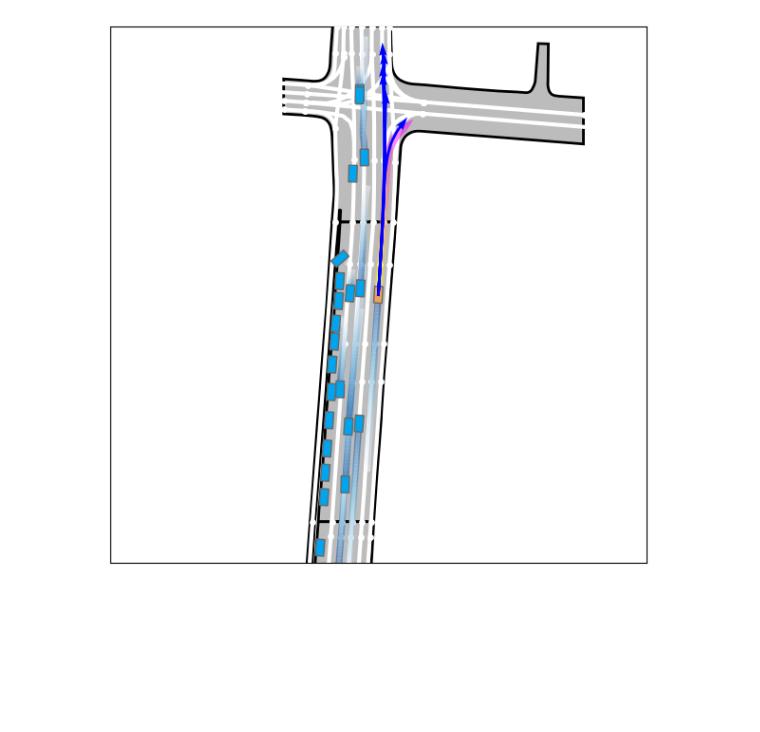
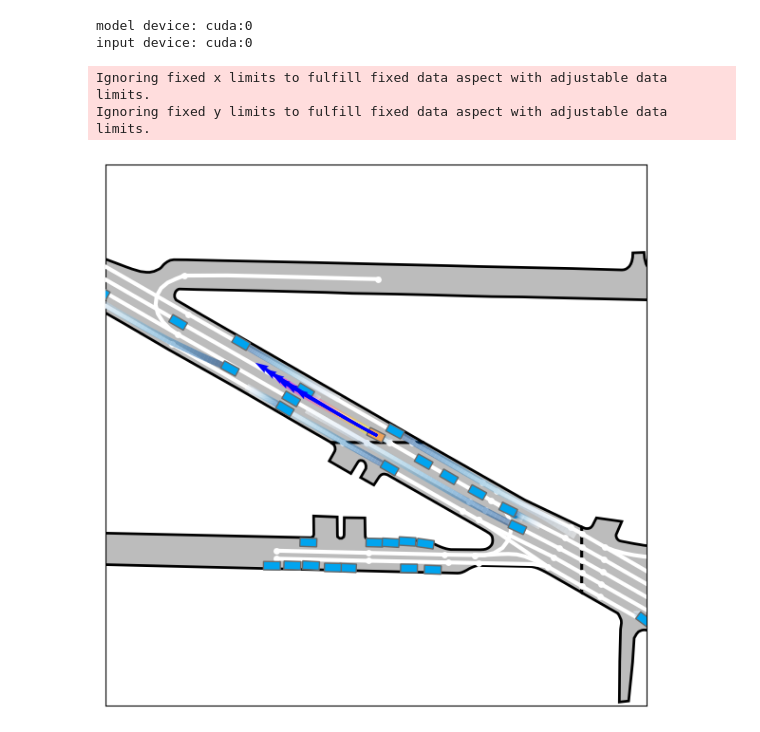
Before and after one commit to Esperic/AnchorFlow, a Jupyter notebook: notebook/visualization.ipynb, the cells around one changed output. Drawn from its saved outputs; the diff is of its cells as text; code cells hidden in the pictures; blank space fills up the shorter version.

Commit message:
fix: bug in visualization notebook

```diff
--- a/notebook/visualization.ipynb
+++ b/notebook/visualization.ipynb
@@ -1,18 +1,17 @@
 # %%
 %load_ext autoreload
 %autoreload 2
-
 import sys
 from pathlib import Path
-
-import torch
 
 project_root = Path.cwd()
 if project_root.name == "notebook":
     project_root = project_root.parent
-if str(project_root) not in sys.path:
-    sys.path.insert(0, str(project_root))
 
+sys.path.insert(0, str(project_root))
+print("project root:", project_root)
+
+from pathlib import Path
 from src.datamodule.av2_dataset import Av2Dataset
 from src.datamodule.av2_extractor import Av2Extractor
 from src.datamodule.av2_dataset import collate_fn
@@ -20,12 +19,16 @@ from av2.datasets.motion_forecasting import scenario_serialization
 from av2.map.map_api import ArgoverseStaticMap
 from src.utils.vis import  visualize_scenario
 from src.model.trainer_forecast import Trainer as Model
+import torch
 
 data_root = Path("/mnt/datasets/av2_motion_forecasting/val") # Path to the datase
 ckpt = "/home/hyk/forecast-mae/outputs/forecast-mae-forecast/2026-06-11/04-17-51/checkpoints/last.ckpt"
 dataset = Av2Dataset(data_root=data_root, extractor=Av2Extractor(radius=150))
-device = torch.device("cuda:0" if torch.cuda.is_available() else "cpu")
-model = Model.load_from_checkpoint(ckpt, pretrained_weights=None)
+device = torch.device("cuda:0")
+model = Model.load_from_checkpoint(
+      ckpt,
+      pretrained_weights=None,
+      map_location=device,
+)
 model = model.to(device).eval()
-print(f"Using device: {device}")
 # %% [output]
@@ -36,20 +39,37 @@ data root: /home/jcheng/dataset/av2/val/None, total number of files: 24988
 # %%
-data = dataset[16]
+import torch
+
+data = dataset[97]
 scene_id = data["scenario_id"]
-scene_file = data_root / scene_id / ("scenario_" + scene_id + ".parquet")
-map_file = data_root / scene_id / ("log_map_archive_" + scene_id + ".json")
+
+scene_file = data_root / scene_id / f"scenario_{scene_id}.parquet"
+map_file = data_root / scene_id / f"log_map_archive_{scene_id}.json"
+
 scenario = scenario_serialization.load_argoverse_scenario_parquet(scene_file)
 static_map = ArgoverseStaticMap.from_json(map_file)
 
+device = next(model.parameters()).device
+
 batch = collate_fn([data])
 batch = {
-    key: value.to(device) if torch.is_tensor(value) else value
-    for key, value in batch.items()
+  key: value.to(device) if torch.is_tensor(value) else value
+  for key, value in batch.items()
 }
 
+print("model device:", device)
+print("input device:", batch["x"].device)
+
 with torch.inference_mode():
-    prediction, prob = model.predict(batch)
+  prediction, prob = model.predict(batch)
 
-visualize_scenario(scenario, static_map, prediction=prediction.squeeze(0))
+visualize_scenario(
+  scenario,
+  static_map,
+  prediction=prediction.squeeze(0),
+)
 # %% [output]
+model device: cuda:0
+input device: cuda:0
+Ignoring fixed x limits to fulfill fixed data aspect with adjustable data limits.
+Ignoring fixed y limits to fulfill fixed data aspect with adjustable data limits.
-[figure, old version]
+[figure, new version]
```
Also changed, not shown: parts of 1 cell of this notebook.
